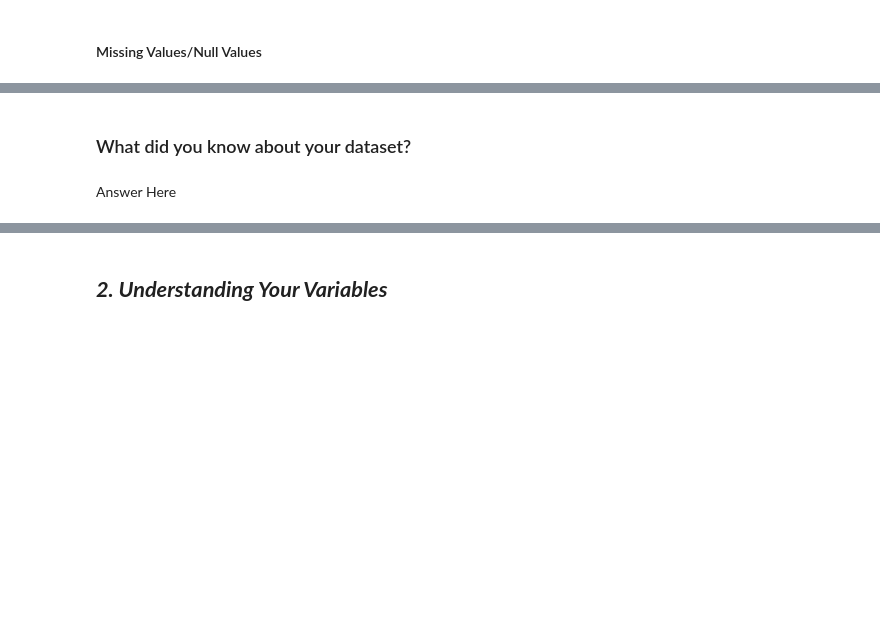
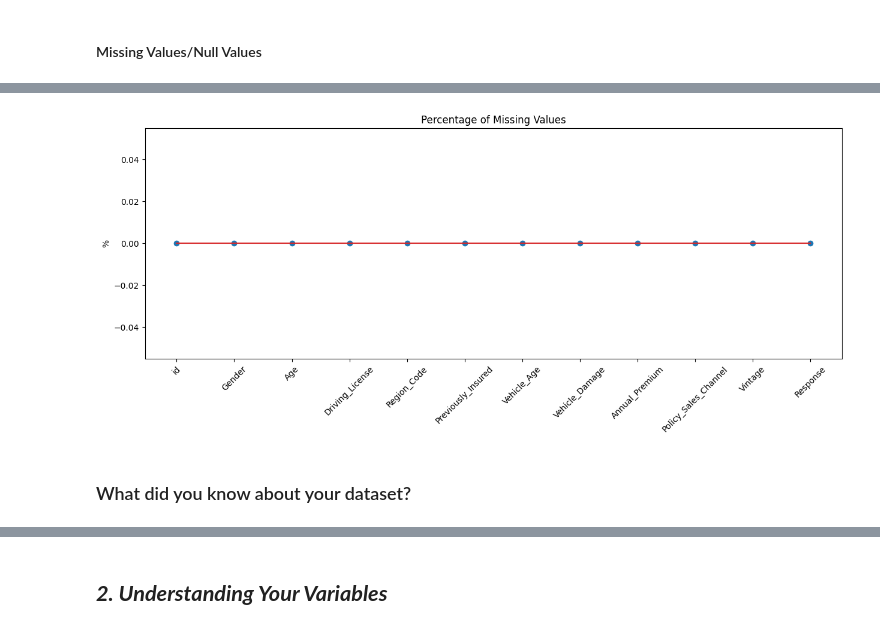
Before and after one commit to sharath199324/almabetter_projects, a Jupyter notebook: Almabetter_Health_Insurance_Cross_Sell_Prediction.ipynb, the cells around one changed output, grey strips where cells are left out. Cells and saved outputs as stored; diff of their text form; code cells hidden in the pictures; blank space fills up the shorter version.

```diff
--- a/Almabetter_Health_Insurance_Cross_Sell_Prediction.ipynb
+++ b/Almabetter_Health_Insurance_Cross_Sell_Prediction.ipynb
@@ -107,3 +178,6 @@ M - Multivariate Analysis
+# %%
+# Loading Dataset to variable 'df'
+df = pd.read_csv('/content/drive/MyDrive/project files/alternative/Health_Insurance_Cross_Sell_Prediction-main/TRAIN-HEALTH INSURANCE CROSS SELL PREDICTION.csv')
 # %% [markdown]
 ### Dataset First View
 # %%
@@ -129,4 +251,13 @@ M - Multivariate Analysis
+# %%
+# Visualizing the missing values
+missing_values_per = pd.DataFrame((df.isnull().sum()/len(df))*100).reset_index()
+plt.figure(figsize=(15,5))
+plt.stem(missing_values_per['index'],missing_values_per[0])
+plt.xticks(rotation=45,fontsize=10)
+plt.title('Percentage of Missing Values')
+plt.ylabel('%')
+plt.show()
+# %% [output]
+[figure, added]
 # %% [markdown]
 ### What did you know about your dataset?
-# %% [markdown]
-Answer Here
```
Also changed, not shown: parts of 343 cells of this notebook.
